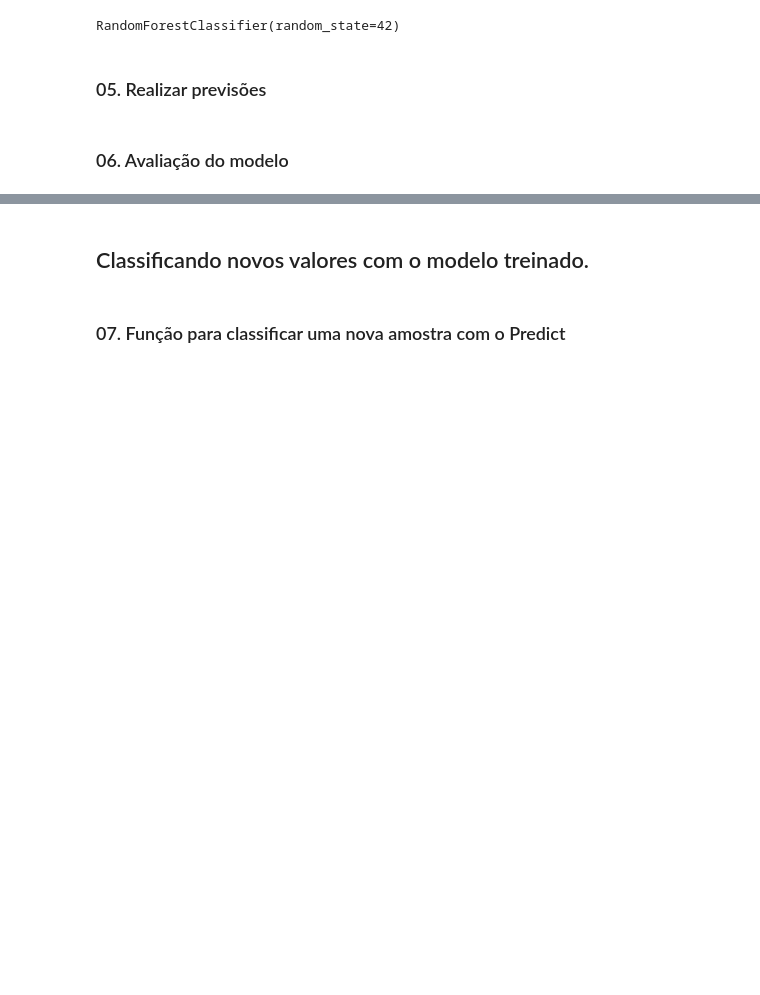
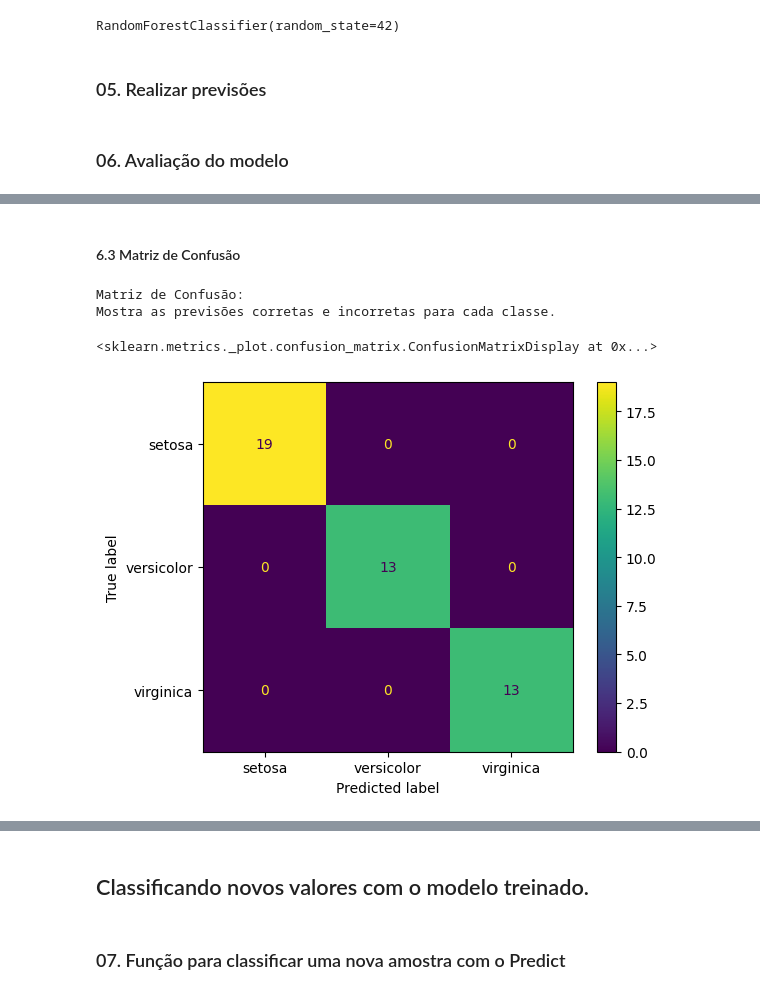
Before and after one commit to daniloCaldeiraDWL/ALGORITMOS-DE-CLASSIFICA-O, a Jupyter notebook: 02. Random Forest/Exemplo 01 - Random Forest - Dados Iris.ipynb, the cells around one changed output, grey strips where cells are left out. Saved outputs shown, nothing was run; the diff lists cells and outputs as text; code cells hidden in the pictures; blank space fills up the shorter version.

```diff
--- a/02. Random Forest/Exemplo 01 - Random Forest - Dados Iris.ipynb
+++ b/02. Random Forest/Exemplo 01 - Random Forest - Dados Iris.ipynb
@@ -123,0 +216,12 @@ weighted avg       1.00      1.00      1.00        45
+# %% [markdown]
+#### 6.3 Matriz de Confusão
+# %%
+# Plotar matriz de confusão
+print("\nMatriz de Confusão:")
+print("Mostra as previsões corretas e incorretas para cada classe.")
+ConfusionMatrixDisplay.from_predictions(y_test, y_pred, display_labels=iris.target_names)
+# %% [output]
+Matriz de Confusão:
+Mostra as previsões corretas e incorretas para cada classe.
+<sklearn.metrics._plot.confusion_matrix.ConfusionMatrixDisplay at 0x...>
+[figure, added]
```
Also changed, not shown: parts of 16 cells of this notebook, 2 other files.
